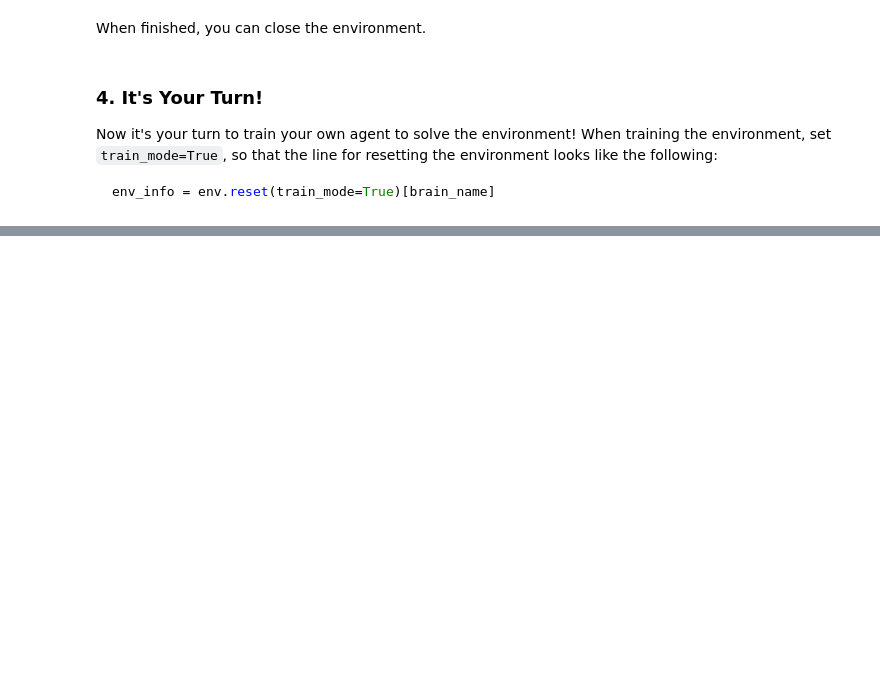
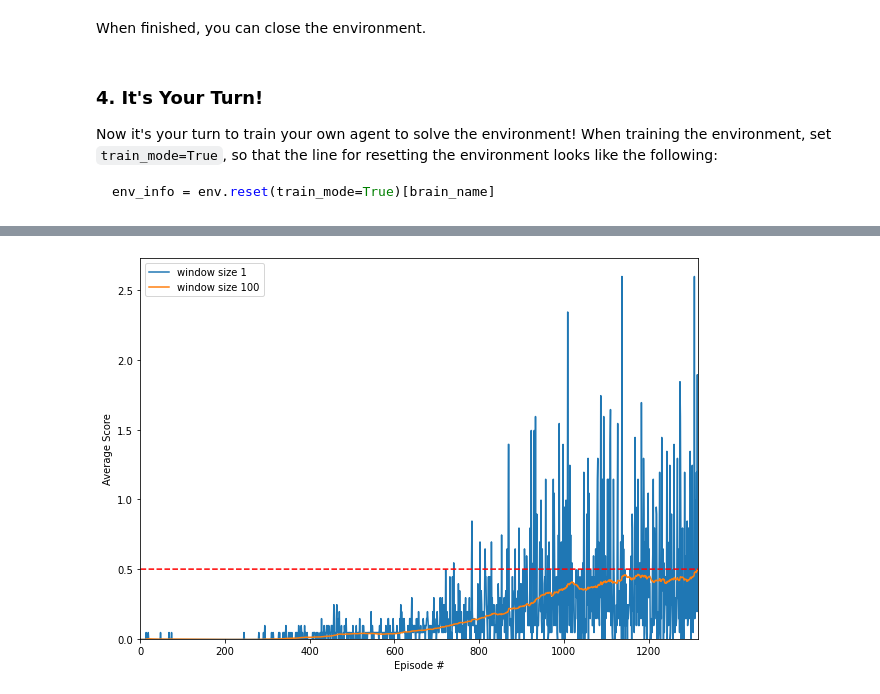
Before and after one commit to MichaelaLawrence/project-3-tennis, a Jupyter notebook: Tennis.ipynb, the cells around one changed output, grey strips where cells are left out. Cells and saved outputs as stored; diff of their text form; code cells hidden in the pictures; blank space fills up the shorter version.

```diff
--- a/Tennis.ipynb
+++ b/Tennis.ipynb
@@ -113,7 +113,7 @@ Once this cell is executed, you will watch the agents' performance, if they sele
 
 Of course, as part of the project, you'll have to change the code so that the agents are able to use their experiences to gradually choose better actions when interacting with the environment!
 # %%
-''''for i in range(1, 6):                                      # play game for 5 episodes
+'''for i in range(1, 6):                                      # play game for 5 episodes
     env_info = env.reset(train_mode=False)[brain_name]     # reset the environment
     states = env_info.vector_observations                  # get the current state (for each agent)
     scores = np.zeros(num_agents)                          # initialize the score (for each agent)
@@ -207,20 +215,22 @@ Episode 600     Total Average Score: 0.241
 # %%
 avg_scores_window = [np.mean(scores[max(0,i-100):i+1])
                      for i in range(len(scores))]
 
 # plot the scores
-fig = plt.figure(figsize=(15,8))
+fig = plt.figure(figsize=(10,7))
 ax = fig.add_subplot(111)
 plt.plot(np.arange(1, len(scores)+1), scores, label="window size 1")
 plt.plot(np.arange(1, len(scores)+1), avg_scores_window, label="window size 100")
 plt.plot(np.arange(1, len(scores)+1), [0.5]*len(scores),
          linestyle='--', color='red')
 plt.ylabel('Average Score')
 plt.xlabel('Episode #')
 plt.ylim(ymin=0)
 plt.xlim(xmin = 0, xmax = len(scores))
 plt.legend()
 plt.savefig('best_scores.pdf')
 plt.show()
+# %% [output]
+[figure, added]
 # %%
 env.close()
```
Also changed, not shown: parts of 2 cells of this notebook, 4 other files.
